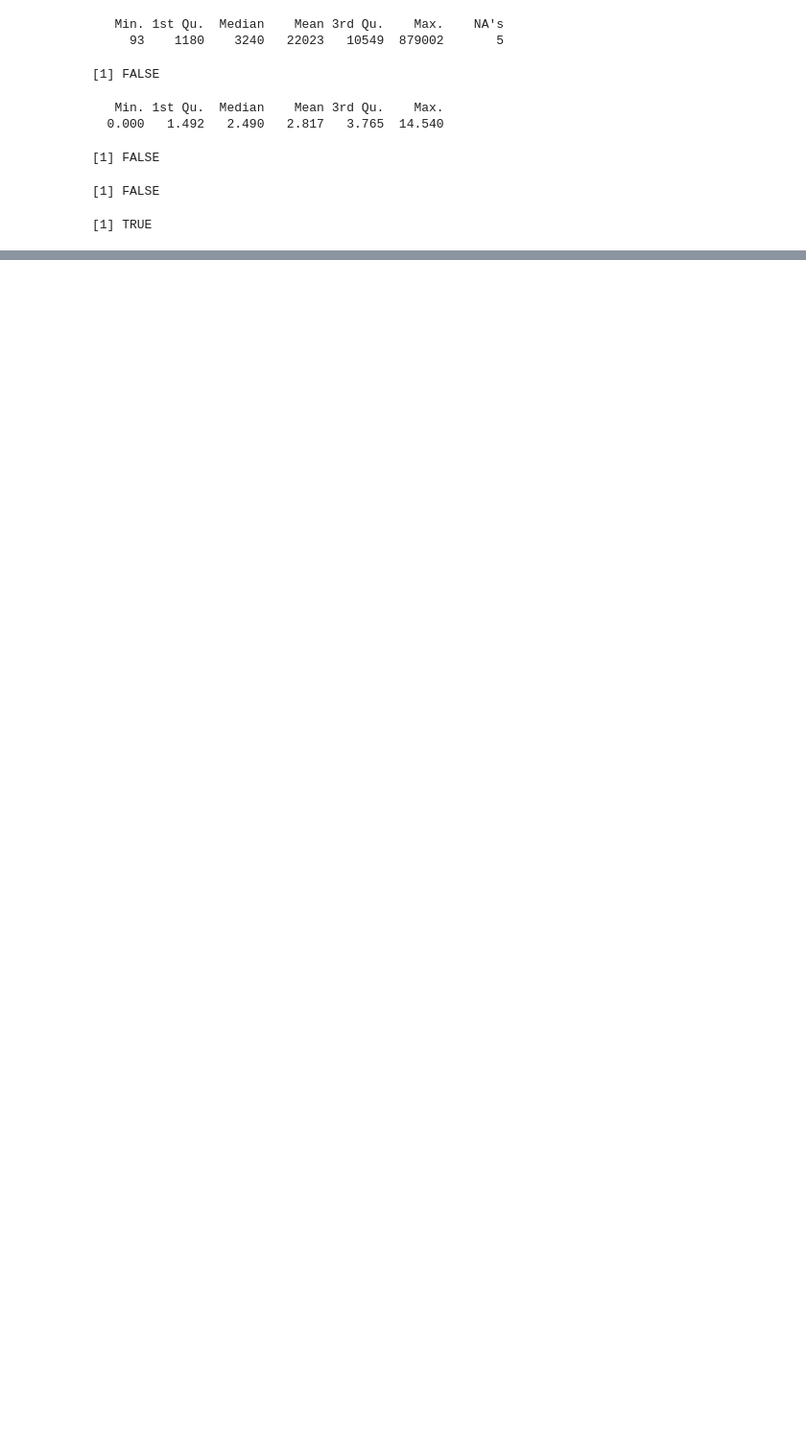
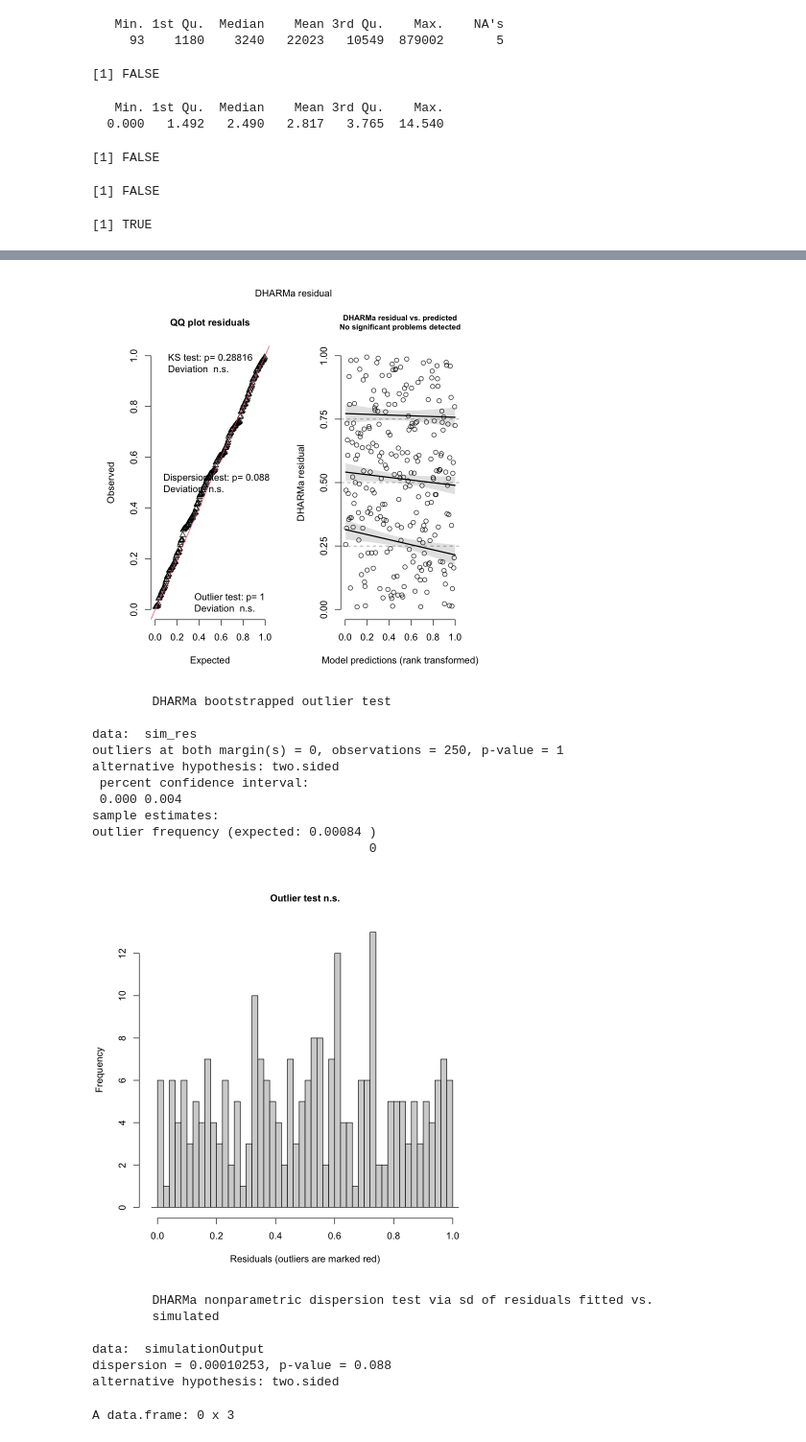
Before and after one commit to aichacamara/Measles-Outbreak-and-Public-Policy-Reluctance, a Jupyter notebook: 2026SP-stat/brfss_w_cve.ipynb, the cells around one changed output, grey strips where cells are left out. Shown at 96% size. Saved outputs shown, nothing was run; the diff lists cells and outputs as text; code cells hidden in the pictures; blank space fills up the shorter version.

```diff
--- a/2026SP-stat/brfss_w_cve.ipynb
+++ b/2026SP-stat/brfss_w_cve.ipynb
@@ -239,0 +411,8 @@ scl(pct_cl)  0.246
+# %%
+population_data <- read_csv("data/population.csv")
+summary(population_data)
+county_data <- county_data %>%
+  left_join(population_data, by = "County") %>%
+  rename(population = `2025_pop`)
+summary(county_data)
+colnames(county_data)
@@ -239,0 +566,11 @@ scl(pct_cl)  0.246
+# %%
+model_final <- glmmTMB(
+  outbreak ~ scale(cve) + scale(pct_uninsured) +
+             scale(pct_hispanic) + scale(pct_black) +
+             scale(medical_cost_pct) +
+             offset(log(population)) +
+             (1 | PHR),
+  family = nbinom2,
+  data = county_data
+)
+summary(model_final)
@@ -239,0 +745,32 @@ scl(pct_cl)  0.246
+# %%
+#install.packages("DHARMa")
+library(DHARMa)
+
+sim_res <- simulateResiduals(model_final, n = 1000)
+plot(sim_res)                          # QQ + residual vs fitted
+testOutliers(sim_res)                  # formal outlier test
+testDispersion(sim_res)                # check if nbinom2 is enough
+
+# Flag influential counties
+outlier_idx <- outliers(sim_res)
+county_data[outlier_idx, c("County", "outbreak", "population")]
+# %% [output]
+[figure, added]
+        DHARMa bootstrapped outlier test
+
+data:  sim_res
+outliers at both margin(s) = 0, observations = 250, p-value = 1
+alternative hypothesis: two.sided
+ percent confidence interval:
+ 0.000 0.004
+sample estimates:
+outlier frequency (expected: 0.00084 )
+                                     0
+[figure, added]
+        DHARMa nonparametric dispersion test via sd of residuals fitted vs.
+        simulated
+
+data:  simulationOutput
+dispersion = 0.00010253, p-value = 0.088
+alternative hypothesis: two.sided
+A data.frame: 0 x 3
```
Also changed, not shown: parts of 30 cells of this notebook, 11 other files.
